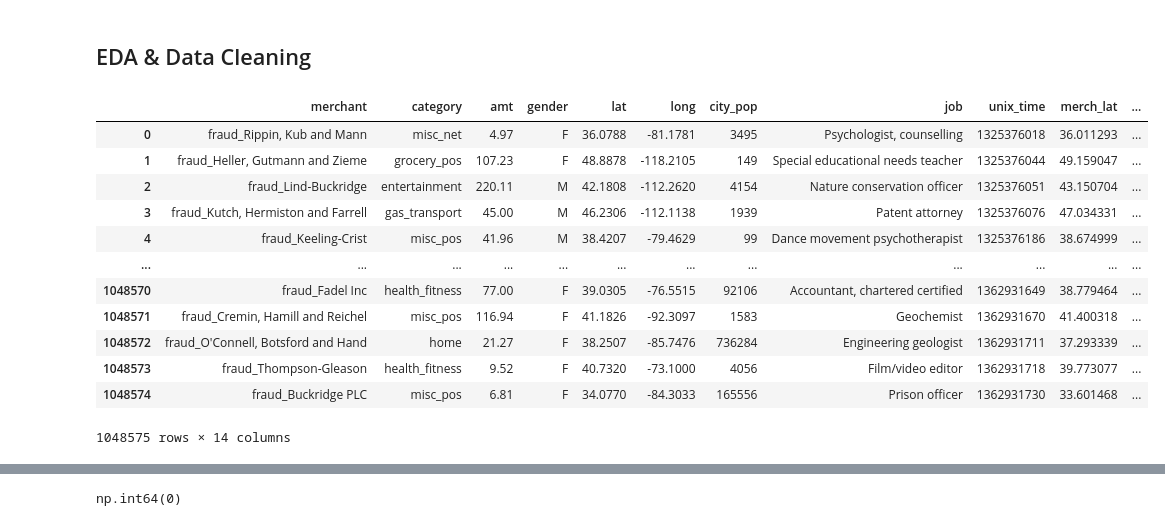
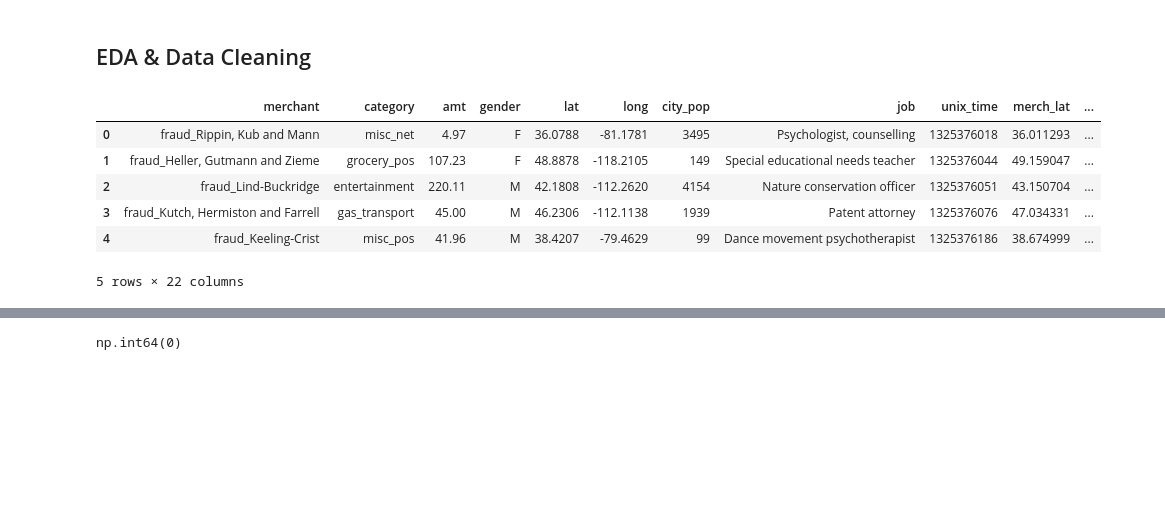
Before and after one commit to ZubairRashid05/Unspupervised-Learning-For-Fraud-Detection_CSCI-3052U-Project, a Jupyter notebook: detecting-credit-card-fraud-logistic-regression.ipynb, the cells around one changed output, grey strips where cells are left out. Drawn from its saved outputs; the diff is of its cells as text; code cells hidden in the pictures; blank space fills up the shorter version.

Commit message:
added comments and format documents to be easier to follow

```diff
--- a/detecting-credit-card-fraud-logistic-regression.ipynb
+++ b/detecting-credit-card-fraud-logistic-regression.ipynb
@@ -34,11 +41,12 @@ from sklearn.metrics import accuracy_score, confusion_matrix, classification_rep
 from sklearn.pipeline import Pipeline
 from sklearn.compose import ColumnTransformer
 # %%
-import pandas as pd
-
-# Modification: Model now reads from our project specific dataset
-df = pd.read_csv("hf://datasets/dazzle-nu/CIS435-CreditCardFraudDetection/fraudTrain.csv")
-
+# If user has downloaded dataset, use it
+local_dataset = Path.home() / "Downloads" / "fraudTrain.csv"
+dataset_source = local_dataset if local_dataset.is_file() else (
+    "hf://datasets/dazzle-nu/CIS435-CreditCardFraudDetection/fraudTrain.csv"
+)
+df = pd.read_csv(dataset_source)
 df.head()
 # %% [output]
 |  | Unnamed: 0 | trans_date_trans_time | cc_num | merchant | category | amt | first | last | gender | ... |
@@ -120,20 +128,49 @@ dtype: object
 # %% [markdown]
 ##  EDA & Data Cleaning
 # %%
-df.drop(columns=['Unnamed: 0','cc_num','first', 'last', 'street', 'city', 'state', 'zip', 'dob', 'trans_num','trans_date_trans_time'],inplace=True)
-df
+# Extract time and age information from each transaction.
+timestamp = pd.to_datetime(
+    df["trans_date_trans_time"], format="%m/%d/%y %H:%M"
+)
+birth_dates = pd.to_datetime(df["dob"], format="mixed", errors="coerce")
+df["trans_hour"] = timestamp.dt.hour
+df["weekday"] = timestamp.dt.dayofweek.astype(str)
+df["age"] = timestamp.dt.year - birth_dates.dt.year
+
+# Fixed amount intervals help logistic regression capture different spending patterns.
+# These boundaries are set before fitting and do not use fraud labels.
+amount_edges = [
+    -np.inf, 1, 2, 5, 10, 20, 30, 50, 75, 100, 150,
+    200, 300, 400, 500, 600, 750, 1000, 1500, 2000, np.inf
+]
+df["amount_band"] = pd.cut(
+    df["amt"], bins=amount_edges, labels=False
+).astype(str)
+df["hour_band"] = (df["trans_hour"] // 4).astype(str)
+
+# Allow amount and time patterns to differ by merchant category.
+df["category_amount"] = df["category"] + "_" + df["amount_band"]
+df["category_hour"] = df["category"] + "_" + df["hour_band"]
+df["category_amount_hour"] = df["category_amount"] + "_" + df["hour_band"]
+
+# Compress purchase amounts and measure customer-to-merchant coordinate separation.
+df["log_amount"] = np.log1p(df["amt"])
+df["coordinate_distance"] = np.hypot(
+    df["lat"] - df["merch_lat"], df["long"] - df["merch_long"]
+)
+
+# Remove personal identifiers and unused source columns.
+df = df.drop(columns=[
+    "Unnamed: 0", "Unnamed: 23", "6006", "cc_num", "first", "last",
+    "street", "city", "state", "zip", "dob", "trans_num", "trans_date_trans_time"
+], errors="ignore")
+df.head()
 # %% [output]
 |  | merchant | category | amt | gender | lat | long | city_pop | job | unix_time | merch_lat | ... |
 | 0 | fraud_Rippin, Kub and Mann | misc_net | 4.97 | F | 36.0788 | -81.1781 | 3495 | Psychologist, counselling | 1325376018 | 36.011293 | ... |
 | 1 | fraud_Heller, Gutmann and Zieme | grocery_pos | 107.23 | F | 48.8878 | -118.2105 | 149 | Special educational needs teacher | 1325376044 | 49.159047 | ... |
 | 2 | fraud_Lind-Buckridge | entertainment | 220.11 | M | 42.1808 | -112.2620 | 4154 | Nature conservation officer | 1325376051 | 43.150704 | ... |
 | 3 | fraud_Kutch, Hermiston and Farrell | gas_transport | 45.00 | M | 46.2306 | -112.1138 | 1939 | Patent attorney | 1325376076 | 47.034331 | ... |
 | 4 | fraud_Keeling-Crist | misc_pos | 41.96 | M | 38.4207 | -79.4629 | 99 | Dance movement psychotherapist | 1325376186 | 38.674999 | ... |
-| ... | ... | ... | ... | ... | ... | ... | ... | ... | ... | ... | ... |
-| 1048570 | fraud_Fadel Inc | health_fitness | 77.00 | F | 39.0305 | -76.5515 | 92106 | Accountant, chartered certified | 1362931649 | 38.779464 | ... |
-| 1048571 | fraud_Cremin, Hamill and Reichel | misc_pos | 116.94 | F | 41.1826 | -92.3097 | 1583 | Geochemist | 1362931670 | 41.400318 | ... |
-| 1048572 | fraud_O'Connell, Botsford and Hand | home | 21.27 | F | 38.2507 | -85.7476 | 736284 | Engineering geologist | 1362931711 | 37.293339 | ... |
-| 1048573 | fraud_Thompson-Gleason | health_fitness | 9.52 | F | 40.7320 | -73.1000 | 4056 | Film/video editor | 1362931718 | 39.773077 | ... |
-| 1048574 | fraud_Buckridge PLC | misc_pos | 6.81 | F | 34.0770 | -84.3033 | 165556 | Prison officer | 1362931730 | 33.601468 | ... |
-1048575 rows × 14 columns
+5 rows × 22 columns
 # %%
```
Also changed, not shown: parts of 20 cells of this notebook, 3 other files.
